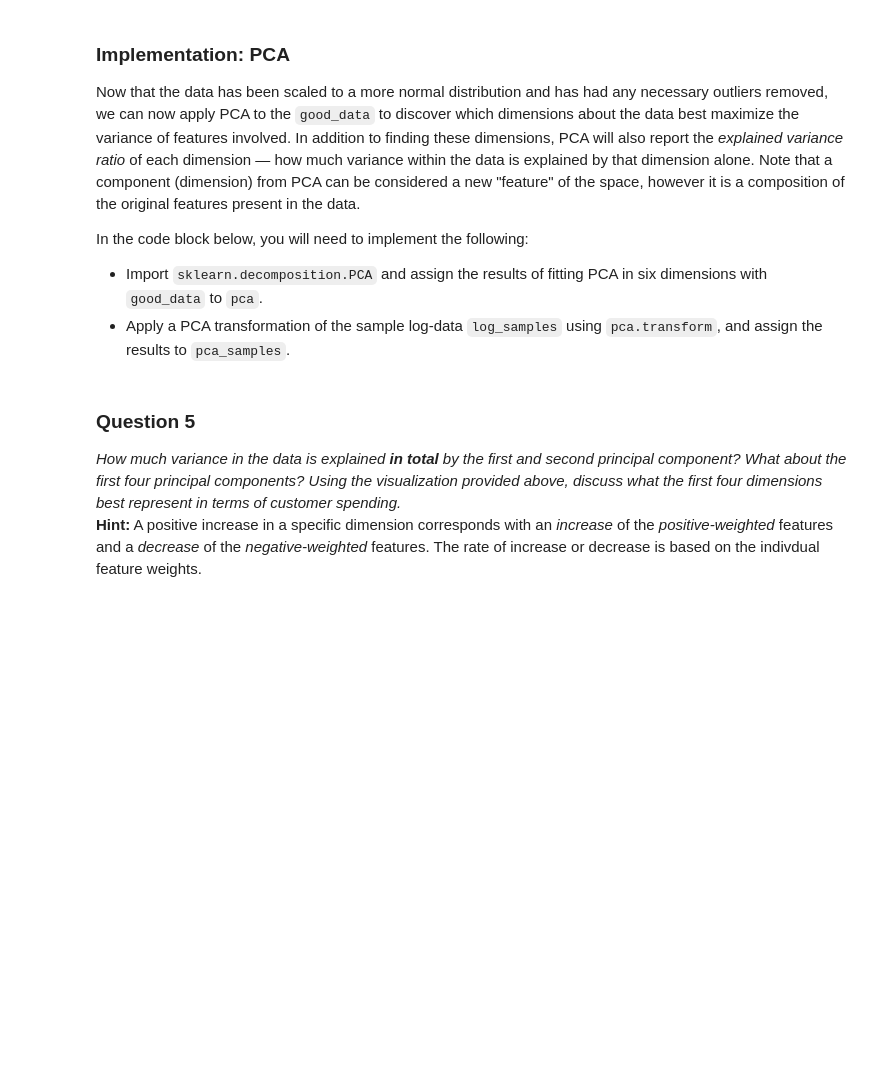
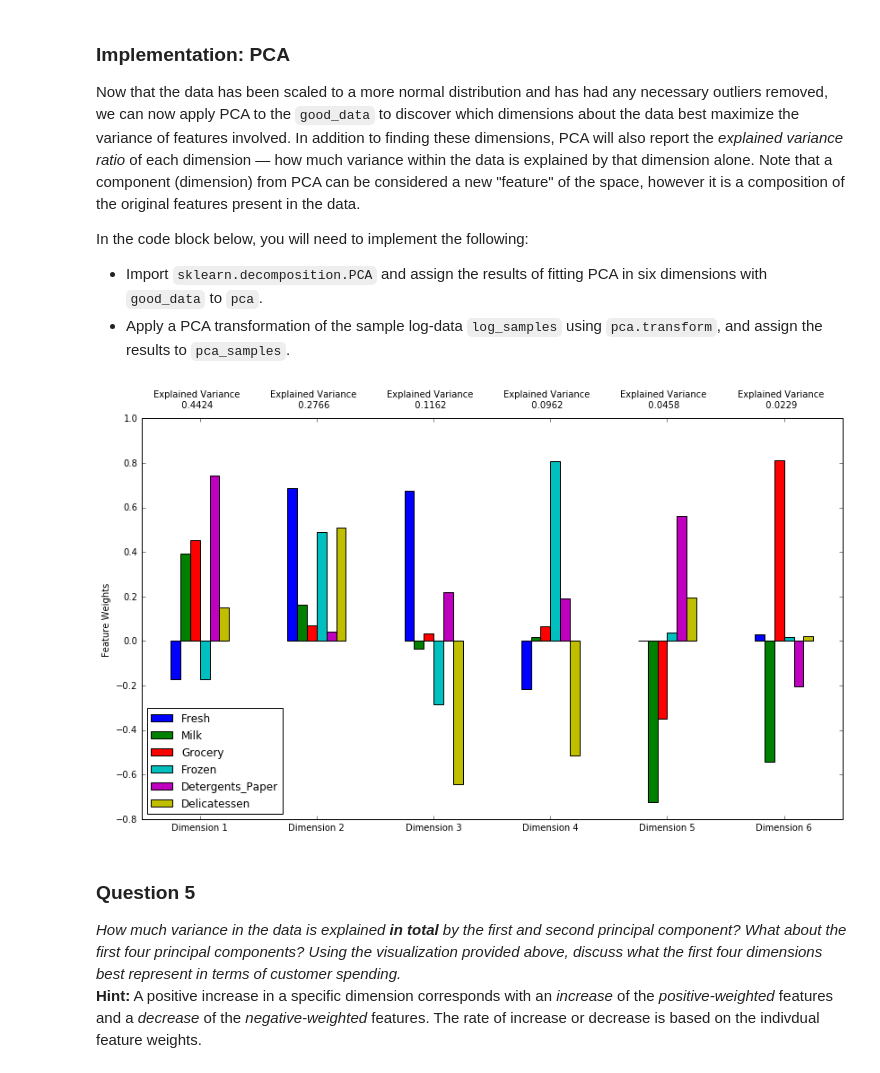
Before and after one commit to tagore15/ML_UDACITY_P3, a Jupyter notebook: customer_segments.ipynb, the cells around one changed output. Drawn from its saved outputs; the diff is of its cells as text; code cells hidden in the pictures; blank space fills up the shorter version.

Commit message:
added some more data pre-processing

```diff
--- a/customer_segments.ipynb
+++ b/customer_segments.ipynb
@@ -274,14 +274,20 @@ In the code block below, you will need to implement the following:
  - Import `sklearn.decomposition.PCA` and assign the results of fitting PCA in six dimensions with `good_data` to `pca`.
  - Apply a PCA transformation of the sample log-data `log_samples` using `pca.transform`, and assign the results to `pca_samples`.
 # %%
+from sklearn.decomposition import PCA
+
 # TODO: Apply PCA to the good data with the same number of dimensions as features
-pca = None
+pca = PCA(n_components=6)
+pca.fit(good_data)
 
 # TODO: Apply a PCA transformation to the sample log-data
-pca_samples = None
+pca_samples = PCA(n_components=6)
+pca_samples.fit(log_data)
 
 # Generate PCA results plot
 pca_results = rs.pca_results(good_data, pca)
+# %% [output]
+[figure, added]
 # %% [markdown]
 ### Question 5
 *How much variance in the data is explained* ***in total*** *by the first and second principal component? What about the first four principal components? Using the visualization provided above, discuss what the first four dimensions best represent in terms of customer spending.*
```
Also changed, not shown: parts of 1 cell of this notebook.
